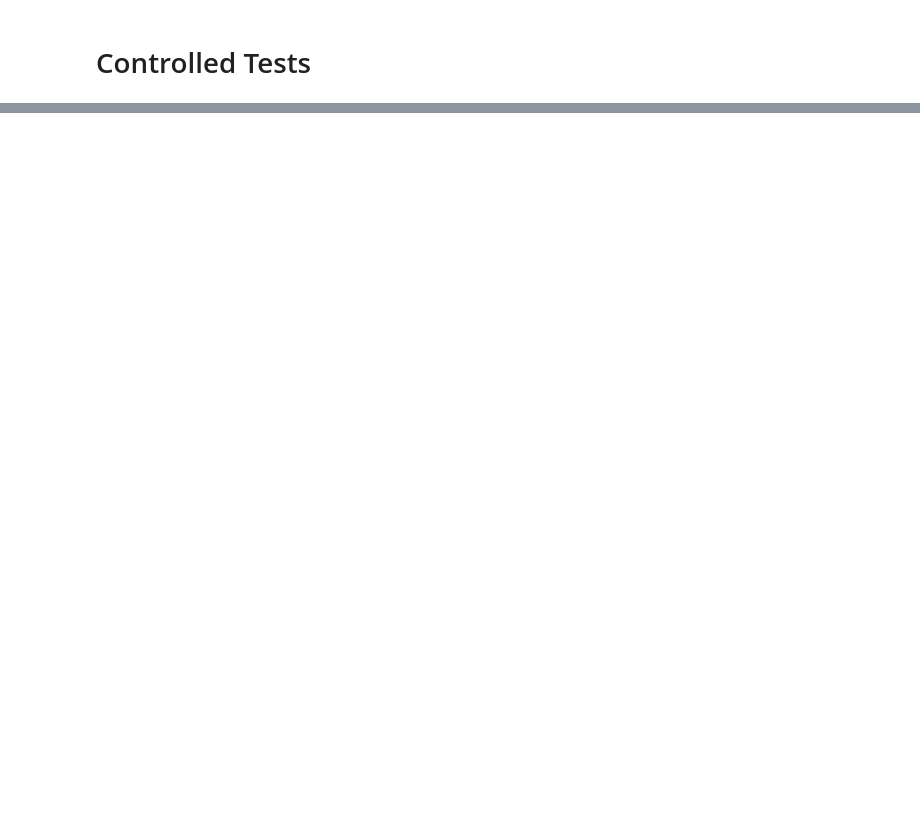
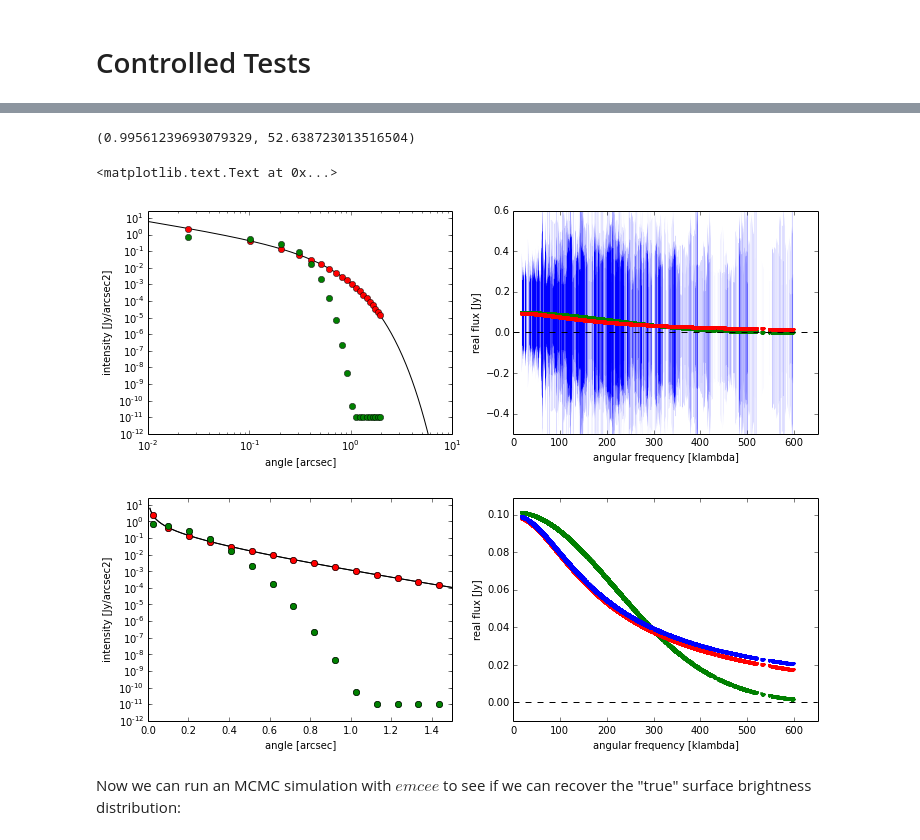
Before and after one commit to seanandrews/D3SB, a Jupyter notebook: Controlled Tests.ipynb, the cells around one changed output, grey strips where cells are left out. Drawn from its saved outputs; the diff is of its cells as text; code cells hidden in the pictures; blank space fills up the shorter version.

```diff
--- a/Controlled Tests.ipynb
+++ b/Controlled Tests.ipynb
@@ -12,15 +16,10 @@ import matplotlib.pyplot as plt
 %matplotlib inline
 
 dpc = 140.
-nr = 100
+nr = 500
 ftot = 0.1
 rc  = 35./dpc
 gam = 1.0
 A = (2.-gam)*ftot/(2.*np.pi*rc**2)
 r  = np.logspace(-2, 1, num=nr)
 Ir = A * (r/rc)**(-gam) * np.exp(-(r/rc)**(2.-gam))
-
-plt.axis([0.01, 5, 1e-9, 27])
-plt.xscale('log')
-plt.yscale('log')
-plt.plot(r, Ir, '-')
@@ -171,0 +52,9 @@ ax[1].set_ylabel('real flux [Jy]')
+# %%
+# true discretized amplitudes
+w0 = A*(cb/rc)**(-gam)*np.exp(-(cb/rc)**(2-gam))
+
+# initial guess based on Gaussian fit to fake visibilities
+sig = 0.15
+nrm = 0.1/(2.*np.pi*sig**2)
+wg = nrm*np.exp(-0.5*(cb/sig)**2)
+wg[wg <= 1e-11] = 1e-11
@@ -171,0 +63,46 @@ ax[1].set_ylabel('real flux [Jy]')
+# %%
+from d3sb_model import d3sb_model
+from lnprob import lnprob
+
+# run the D3SB to get visibility models
+uvsamples = u, v
+vis0 = d3sb_model(np.log10(w0), uvsamples, bins)
+visg = d3sb_model(np.log10(wg), uvsamples, bins)
+
+# compute and print the chi2 values
+prob0 = lnprob(np.log10(w0), data, bins)
+probg = lnprob(np.log10(wg), data, bins)
+print(-2.*prob0, -2.*probg)
+
+# plot the results
+fig, ax = plt.subplots(1, 2, figsize=(12, 4))
+ax[0].axis([0.01, 10, 1e-12, 27])
+ax[0].set_xscale('log')
+ax[0].set_yscale('log')
+ax[0].plot(r, Ir, 'black', cb, w0, 'ro', cb, wg, 'go')
+ax[0].set_xlabel('angle [arcsec]')
+ax[0].set_ylabel('intensity [Jy/arcsec2]')
+ax[1].axis([0, 650, -0.5, 0.6])
+ax[1].plot(rho, visg, 'g.', rho, vis0, 'r.', np.arange(650), np.zeros_like(np.arange(650)), 'k--')
+ax[1].errorbar(rho, dreal, yerr=np.sqrt(1./dwgt), ecolor='b', fmt='.r', alpha=0.003)
+ax[1].set_xlabel('angular frequency [klambda]')
+ax[1].set_ylabel('real flux [Jy]')
+
+fig, ax = plt.subplots(1, 2, figsize=(12, 4))
+ax[0].axis([0.0, 1.5, 1e-12, 27.])
+ax[0].set_yscale('log')
+ax[0].plot(r, Ir, 'black', cb, w0, 'ro', cb, wg, 'go')
+ax[0].set_xlabel('angle [arcsec]')
+ax[0].set_ylabel('intensity [Jy/arcsec2]')
+ax[0].plot(r, Ir, 'black', cb, w0, 'ro', cb, wg, 'go')
+ax[1].axis([0, 650, -0.1*np.amax(dreal), 1.1*np.amax(dreal)])
+ax[1].plot(rho, visg, 'g.', rho, vis0, 'r.', rho, dreal, 'b.', np.arange(650), np.zeros_like(np.arange(650)), 'k--')
+ax[1].set_xlabel('angular frequency [klambda]')
+ax[1].set_ylabel('real flux [Jy]')
+# %% [output]
+(0.99561239693079329, 52.638723013516504)
+<matplotlib.text.Text at 0x...>
+[figure, added]
+[figure, added]
+# %% [markdown]
+Now we can run an MCMC simulation with $emcee$ to see if we can recover the "true" surface brightness distribution:
```
Also changed, not shown: parts of 19 cells of this notebook, 2 other files.
